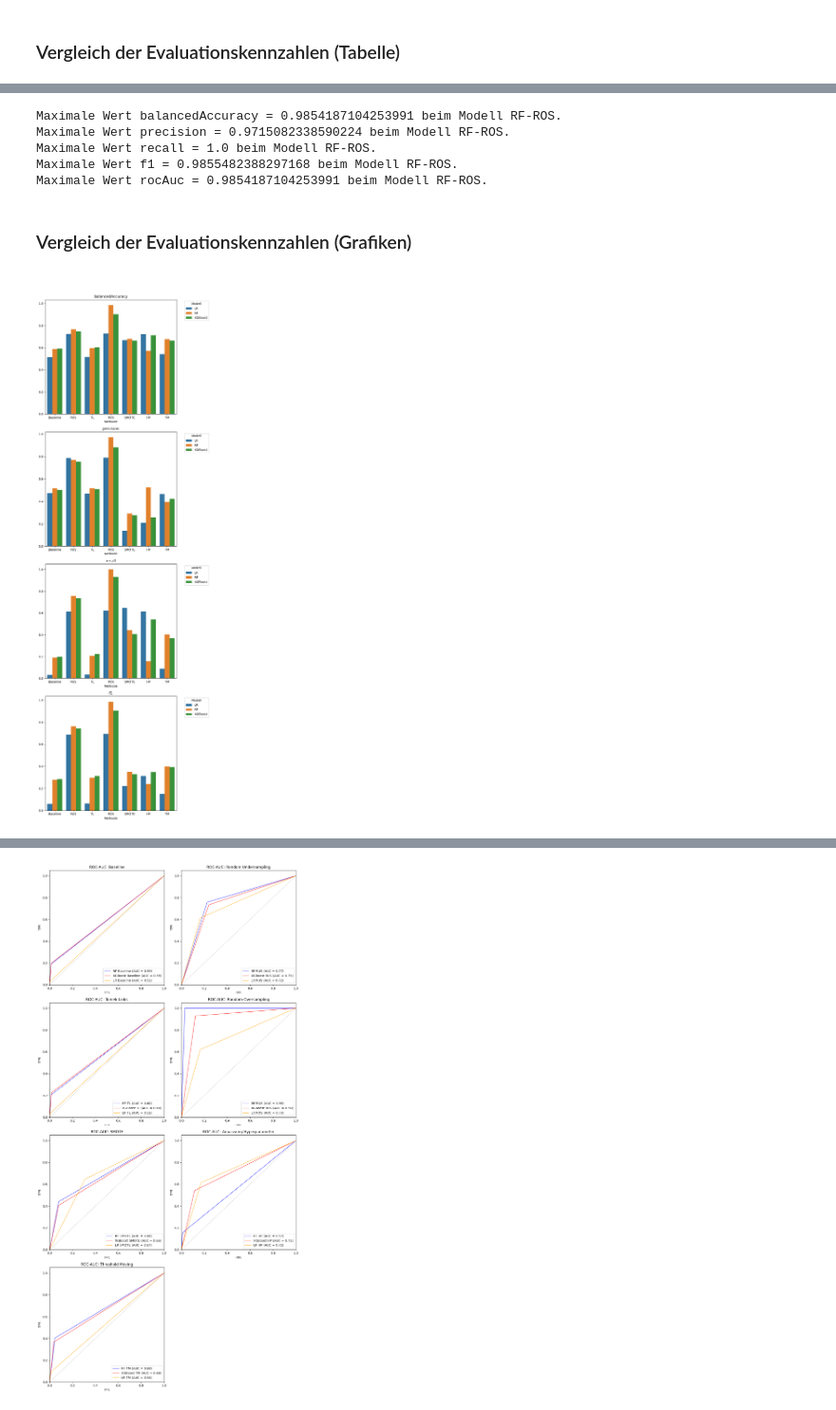
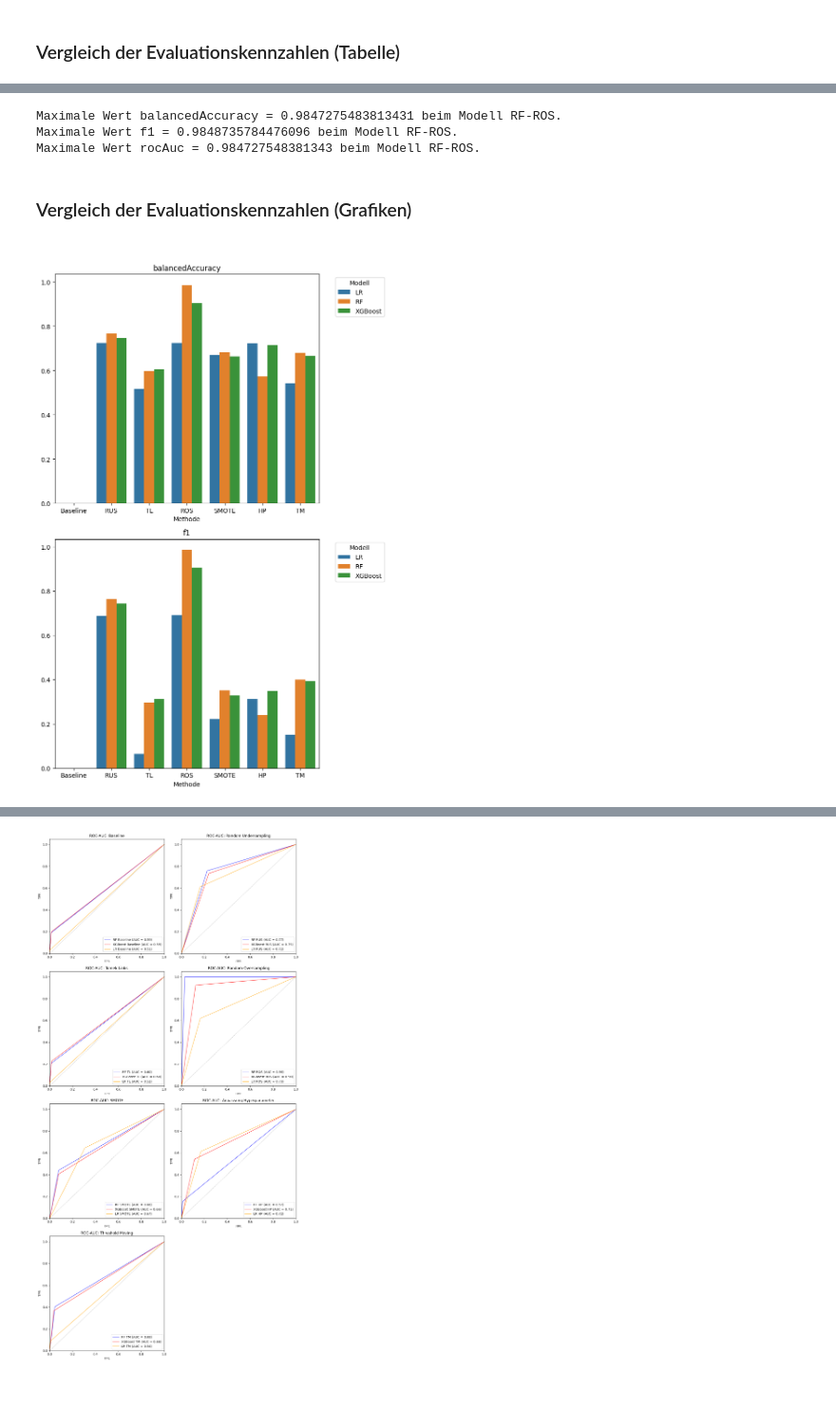
Before and after one commit to juliisch/MALE01, a Jupyter notebook: MALE01_ImbalancedData_JuliaSchmid.ipynb, the cells around one changed output, grey strips where cells are left out. Shown at 95% size. Drawn from its saved outputs; the diff is of its cells as text; code cells hidden in the pictures.

```diff
--- a/MALE01_ImbalancedData_JuliaSchmid.ipynb
+++ b/MALE01_ImbalancedData_JuliaSchmid.ipynb
@@ -464,7 +517,7 @@ X_train_smote_scaled = scaler.fit_transform(X_train_smote)
 X_test_smote_scaled = scaler.transform(X_test)
 # %%
 # Anwendung der Funktion runAndPredict mit SMOTE
-df_result, roc_data_smote = runAndPredict(X_train_smote_scaled, y_train_smote, X_test_smote_scaled, y_test, df_result, 'SMOTE')
+df_result, roc_data_smote = runAndPredict(X_train_smote_scaled, y_train_smote, X_test_smote_scaled, y_test, age_test, df_result, 'SMOTE')
 # %% [output]
 [INFO] Model RF SMOTE started.
 [INFO] Model RF SMOTE finished.
@@ -478,7 +531,7 @@ df_result, roc_data_smote = runAndPredict(X_train_smote_scaled, y_train_smote, X
 #### Anpassung der Hyperparameter
 # %%
 # Anwendung der Funktion runAndPredict mit angepassten Hyperparameter
-df_result, roc_data_hp = runAndPredict(X_train_scaled, y_train, X_test_scaled, y_test, df_result, 'HP', balanced = "balanced",algo = True )
+df_result, roc_data_hp = runAndPredict(X_train_scaled, y_train, X_test_scaled, y_test, age_test, df_result, 'HP', balanced = "balanced",algo = True )
 # %% [output]
 Das Klassenverhältnis beträgt: 13.34437481348851
 [INFO] Model RF HP started.
@@ -491,7 +544,7 @@ Das Klassenverhältnis beträgt: 13.34437481348851
 #### Threshold Moving
 # %%
 # Anwendung der Funktion runAndPredict mit angepassten Treshold
-df_result, roc_data_tm = runAndPredict(X_train_scaled, y_train, X_test_scaled, y_test, df_result, 'TM', threshold = 0.3)
+df_result, roc_data_tm = runAndPredict(X_train_scaled, y_train, X_test_scaled, y_test, age_test, df_result, 'TM', threshold = 0.3)
 # %% [output]
 [INFO] Model RF TM started.
 [INFO] Model RF TM finished.
@@ -528,39 +581,37 @@ df_result
 df_result['ModelKind'] = df_result['model'] + '-' + df_result['method']
 
 # Ausgabe der besten Methode pro Kennzahl
-for i in ['balancedAccuracy', 'precision', 'recall', 'f1', 'rocAuc']:
+for i in ['balancedAccuracy',  'f1', 'rocAuc']:
     max_value_row = df_result.loc[df_result[i].idxmax()]  # Bestimme Zeile mit Maximalen-Wert
     max_value_kind = max_value_row['ModelKind']
     print(f"Maximale Wert {i} = {max_value_row[i]} beim Modell {max_value_kind}.")
 # %% [output]
-Maximale Wert balancedAccuracy = 0.9854187104253991 beim Modell RF-ROS.
-Maximale Wert precision = 0.9715082338590224 beim Modell RF-ROS.
-Maximale Wert recall = 1.0 beim Modell RF-ROS.
-Maximale Wert f1 = 0.9855482388297168 beim Modell RF-ROS.
-Maximale Wert rocAuc = 0.9854187104253991 beim Modell RF-ROS.
+Maximale Wert balancedAccuracy = 0.9847275483813431 beim Modell RF-ROS.
+Maximale Wert f1 = 0.9848735784476096 beim Modell RF-ROS.
+Maximale Wert rocAuc = 0.984727548381343 beim Modell RF-ROS.
 # %% [markdown]
 ### Vergleich der Evaluationskennzahlen (Grafiken)
 
 #
 # %%
 # Methoden-Liste
-resampling_methods = ["Baseline", "RUS", "TL",  "ROS", "SMOTE", "HP", "TM", ]
+resampling_methods = ["Baseline", "RUS", "TL",  "ROS", "SMOTE", "HP", "TM"]
 
 # Metriken-Liste
-metrics = ["balancedAccuracy", "precision", "recall", "f1"]
+metrics = ["balancedAccuracy", "f1"]
 
 # Grafiken pro Metrik
 fig, axes = plt.subplots(nrows=len(metrics), ncols=1, figsize=(8, 6 * len(metrics)))
 for ax, i in zip(axes, metrics):
     sns.barplot(data=df_result, x="method", y=i, hue="model", order=resampling_methods, ax=ax)
     ax.set_title(i)
     ax.set_xlabel("Methode")
     ax.set_ylabel('')
     ax.legend(title="Modell", bbox_to_anchor=(1.05, 1), loc='upper left')
 
 plt.tight_layout()
 # Gesamt-Grafik speichern
 plt.savefig("output/evaluation_metrics.png", dpi=300, bbox_inches="tight")
 plt.show()
 # %% [output]
-[figure, old version]
+[figure, new version]
```
Also changed, not shown: parts of 15 cells of this notebook, 5 other files.
